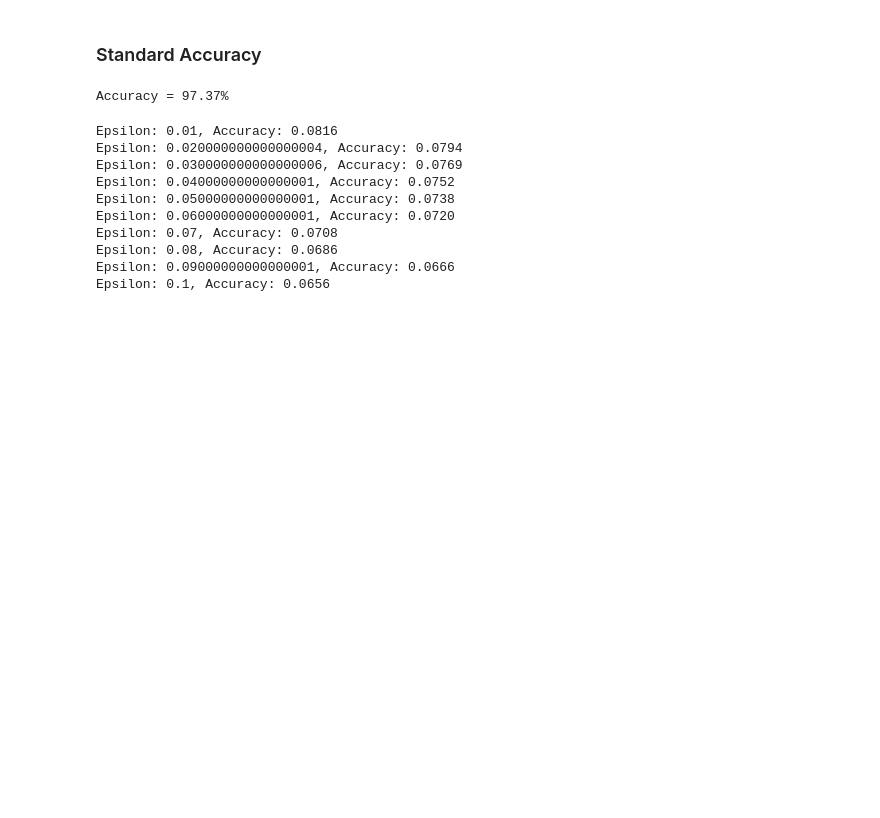
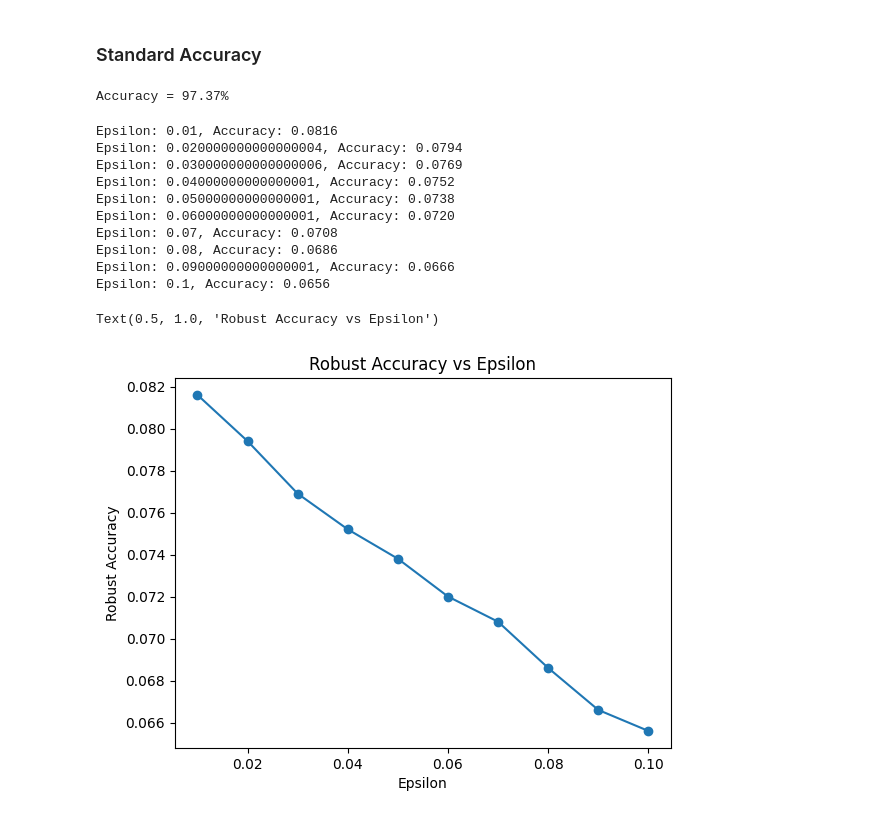
Before and after one commit to oupalekar/CS591, a Jupyter notebook: hw2/adversarial_training.ipynb, the cells around one changed output. Saved outputs shown, nothing was run; the diff lists cells and outputs as text; code cells hidden in the pictures; blank space fills up the shorter version.

Commit message:
graph

```diff
--- a/hw2/adversarial_training.ipynb
+++ b/hw2/adversarial_training.ipynb
@@ -231,11 +231,11 @@ def evaluate_robustness(model, test_loader, epsilons):
             accuracy = correct / total
             robust_accuracies.append(accuracy)
             print(f"Epsilon: {epsilon}, Accuracy: {accuracy:.4f}")
-
+        return robust_accuracies
             # _, preds = torch.max(logits, 1)
             # correct += (preds == labels).sum().item()
 epsilons = np.linspace(0.01, 0.1, 10)
-evaluate_robustness(model, test_loader, epsilons)
+robust_accuracies = evaluate_robustness(model, test_loader, epsilons)
 # %% [output]
 Epsilon: 0.01, Accuracy: 0.0816
 Epsilon: 0.020000000000000004, Accuracy: 0.0794
@@ -247,3 +247,11 @@ Epsilon: 0.07, Accuracy: 0.0708
 Epsilon: 0.08, Accuracy: 0.0686
 Epsilon: 0.09000000000000001, Accuracy: 0.0666
 Epsilon: 0.1, Accuracy: 0.0656
+# %%
+plt.plot(epsilons, robust_accuracies, '-o')
+plt.xlabel("Epsilon")
+plt.ylabel('Robust Accuracy')
+plt.title("Robust Accuracy vs Epsilon")
+# %% [output]
+Text(0.5, 1.0, 'Robust Accuracy vs Epsilon')
+[figure, added]
```
